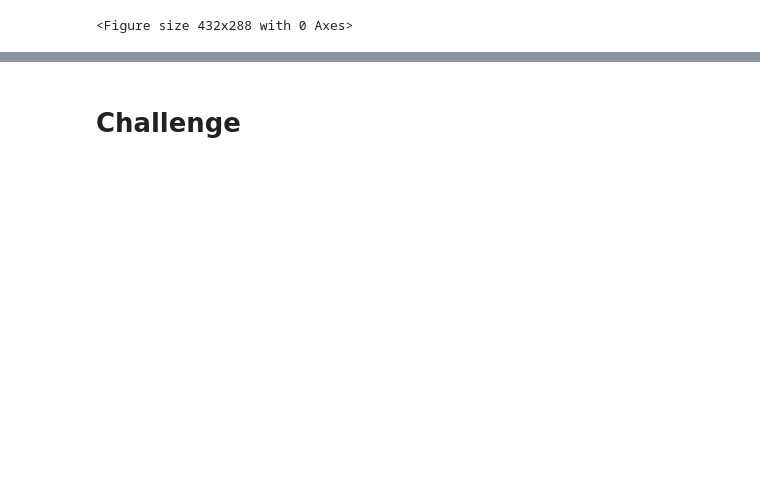
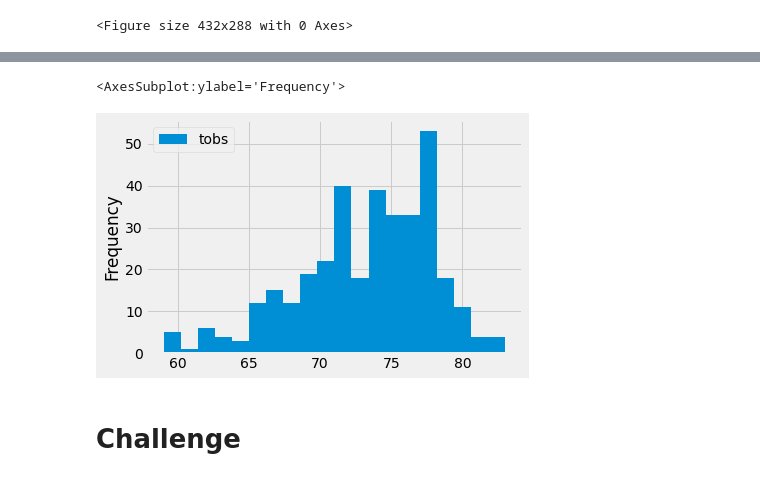
Before and after one commit to shalmaleesoman/surfs_up, a Jupyter notebook: climate_analysis.ipynb, the cells around one changed output, grey strips where cells are left out. Drawn from its saved outputs; the diff is of its cells as text; code cells hidden in the pictures; blank space fills up the shorter version.

```diff
--- a/climate_analysis.ipynb
+++ b/climate_analysis.ipynb
@@ -250,3 +256,9 @@ plt.tight_layout()
+# %%
+df.plot.hist(bins=20)
+#skill drill
+# %% [output]
+<AxesSubplot:ylabel='Frequency'>
+[figure, added]
 # %%
 # Design a query to retrieve the last 12 months of precipitation data and plot the results.
 #Starting from the last data point in the database.
```
Also changed, not shown: parts of 2 cells of this notebook, 3 other files.
